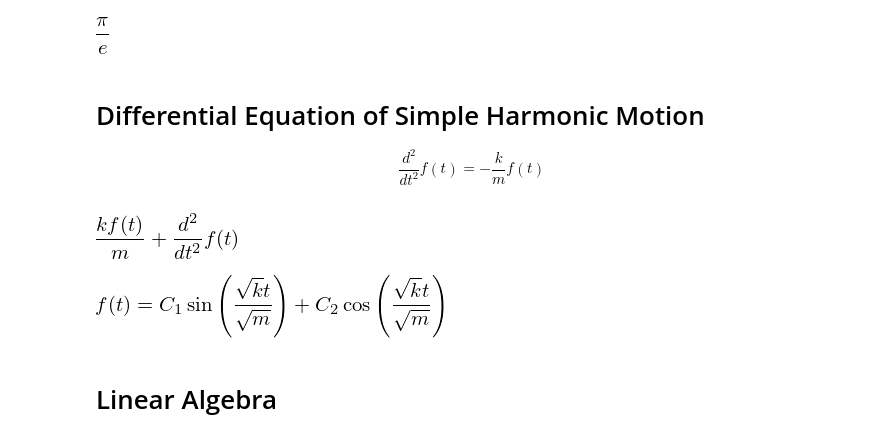
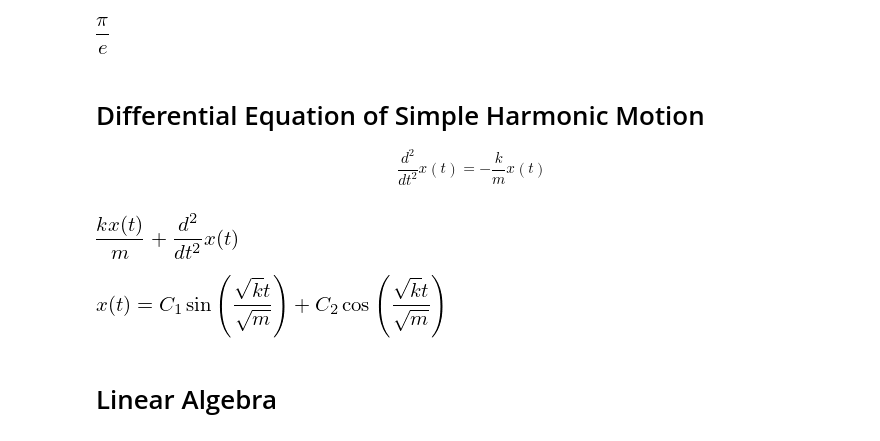
Before and after one commit to HayaoSuzuki/pyconjp2018, a Jupyter notebook: 180918slide_revised.ipynb, the cells around one changed output. Saved outputs shown, nothing was run; the diff lists cells and outputs as text; code cells hidden in the pictures.

```diff
--- a/180918slide_revised.ipynb
+++ b/180918slide_revised.ipynb
@@ -400,21 +400,21 @@ simplify(expr.doit())
 # %% [markdown]
 # Differential Equation of Simple Harmonic Motion
 
-$$ \frac{d^{2}}{dt^{2}} f(t) = - \frac{k}{m}f(t)$$
+$$ \frac{d^{2}}{dt^{2}} x(t) = - \frac{k}{m}x(t)$$
 # %%
 from sympy import Derivative, Function, Symbol, classify_ode, dsolve, symbols
 
 t = Symbol("t")
 k, m = symbols("k, m", positive=True)  # k and m should be positive constant
-f = Function("f")(t)
+f = Function("x")(t)
 expr = Derivative(f, t, 2) + (k / m) * f
 expr
 # %% [output]
-[figure, old version]
+[figure, new version]
 # %%
 dsolve(expr)
 # %% [output]
-[figure, old version]
+[figure, new version]
 # %% [markdown]
 # Linear Algebra
 # %% [markdown]
```
Also changed, not shown: parts of 3 cells of this notebook.
